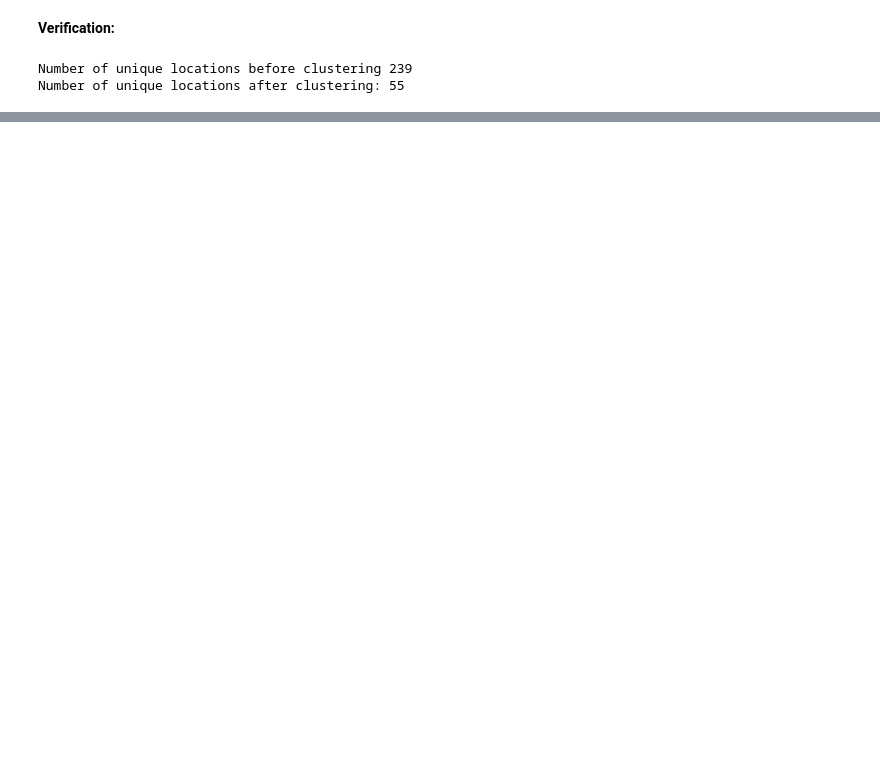
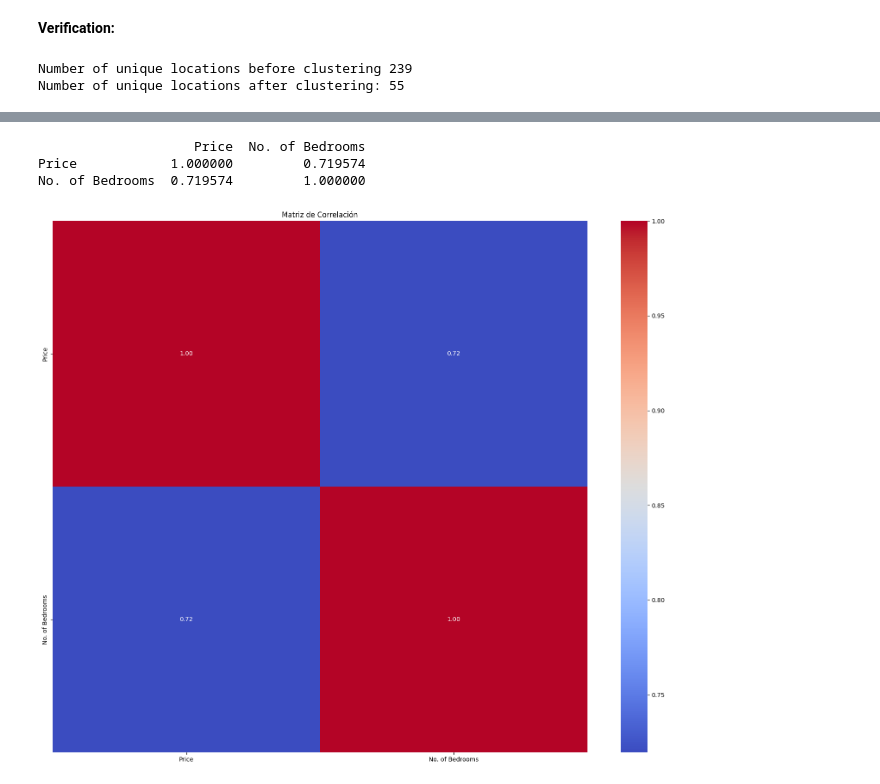
Before and after one commit to albertbolanoss/labs_machine_learning, a Jupyter notebook: notebooks/hyderabad_house_price/1.2_Pre-processing_and_Feature_engineering.ipynb, the cells around one changed output, grey strips where cells are left out. Cells and saved outputs as stored; diff of their text form; code cells hidden in the pictures; blank space fills up the shorter version.

```diff
--- a/notebooks/hyderabad_house_price/1.2_Pre-processing_and_Feature_engineering.ipynb
+++ b/notebooks/hyderabad_house_price/1.2_Pre-processing_and_Feature_engineering.ipynb
@@ -140,0 +156,19 @@ Number of unique locations after clustering: 55
+# %%
+import pandas as pd
+import seaborn as sns
+import matplotlib.pyplot as plt
+
+
+corr = dataset_with_dummies[[Column.PRICE.name, Column.NO_OF_BEDROOMS.name]].corr()
+print(corr)
+
+# HitMap
+plt.figure(figsize=(20,16))
+sns.heatmap(corr, annot=True, cmap="coolwarm", fmt=".2f")
+plt.title("Matriz de Correlación")
+plt.show()
+# %% [output]
+                    Price  No. of Bedrooms
+Price            1.000000         0.719574
+No. of Bedrooms  0.719574         1.000000
+[figure, added]
```
Also changed, not shown: parts of 4 cells of this notebook.
